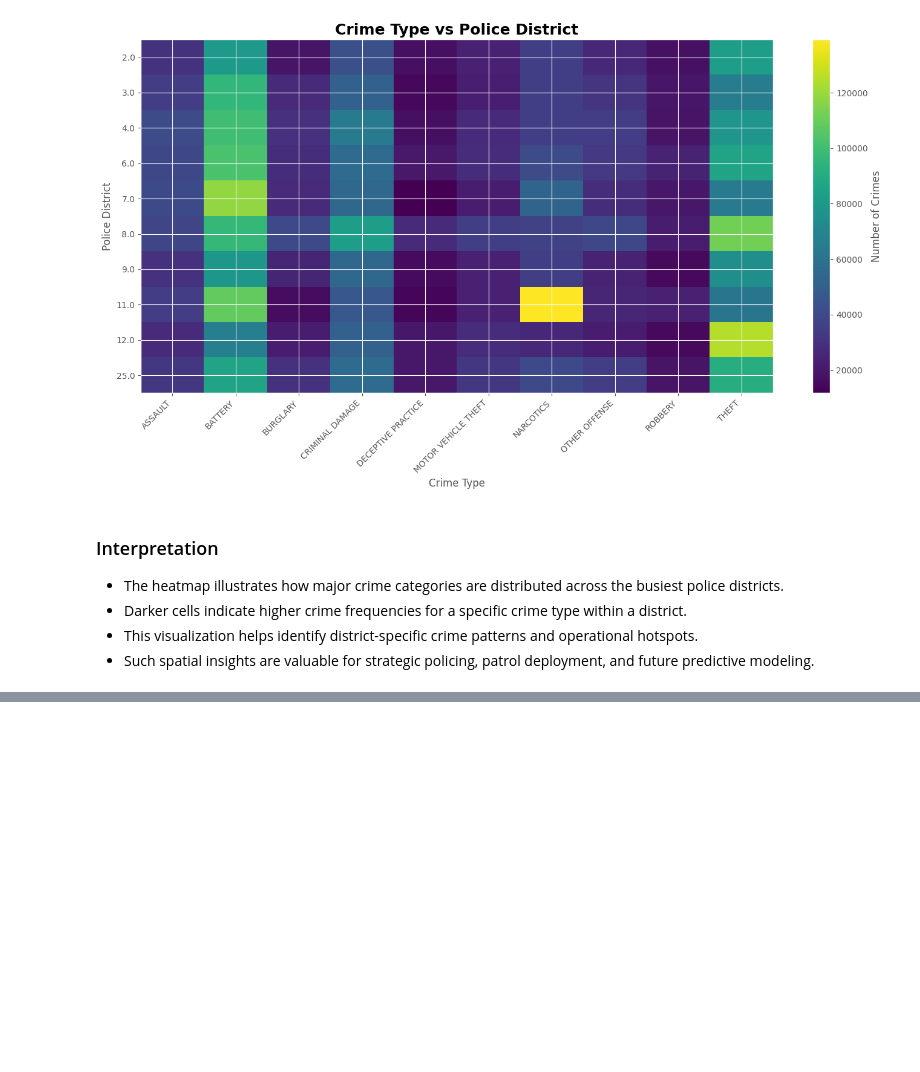
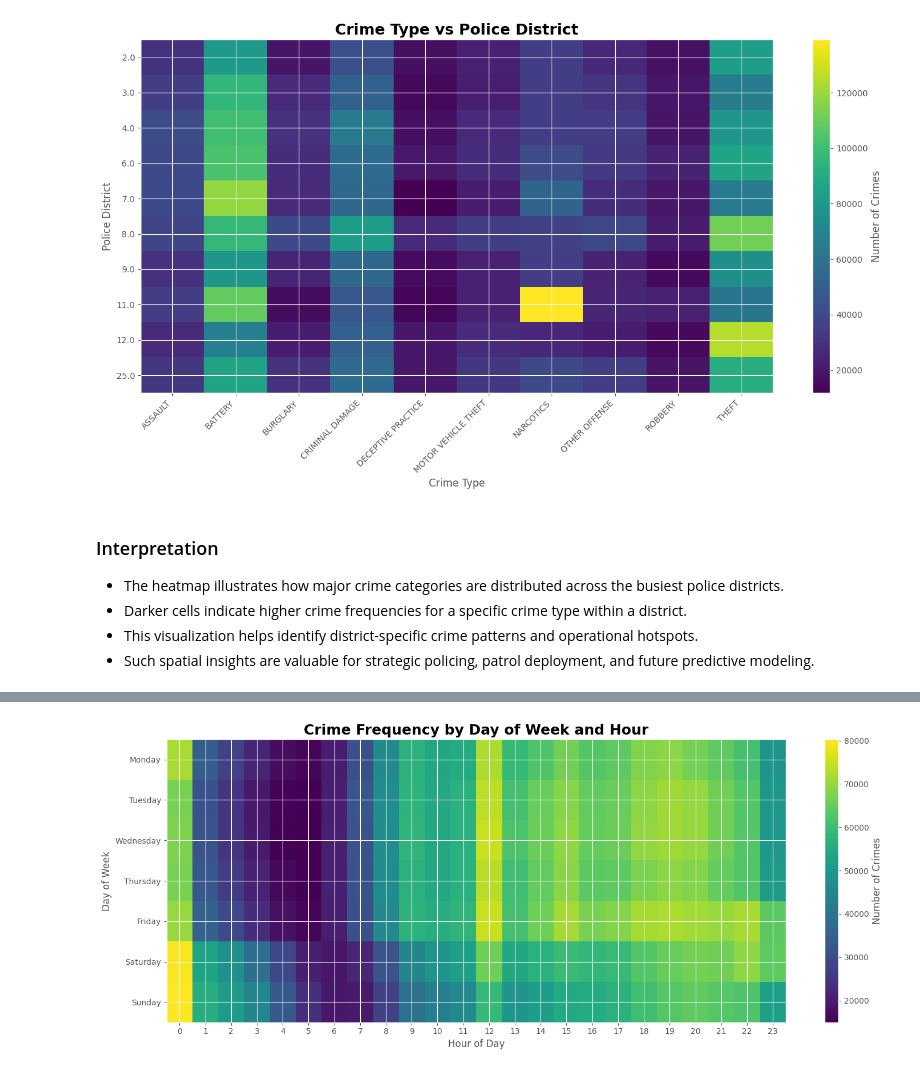
Before and after one commit to arnavon2005/Army_Provost_ML_Project, a Jupyter notebook: 04_Exploratory_Data_Analysis.ipynb, the cells around one changed output, grey strips where cells are left out. Saved outputs shown, nothing was run; the diff lists cells and outputs as text; code cells hidden in the pictures; blank space fills up the shorter version.

Commit message:
feat(EDA): add day-of-week vs hour-of-day crime trend heatmap

```diff
--- a/04_Exploratory_Data_Analysis.ipynb
+++ b/04_Exploratory_Data_Analysis.ipynb
@@ -1462,0 +1525,45 @@ plt.show()
+# %%
+# ============================================
+# Heatmap Visualization
+# ============================================
+
+plt.figure(figsize=(15,6))
+
+plt.imshow(
+    crime_time_heatmap,
+    aspect="auto",
+    interpolation="nearest"
+)
+
+plt.colorbar(label="Number of Crimes")
+
+plt.xticks(
+    range(24),
+    labels=range(24)
+)
+
+plt.yticks(
+    range(len(crime_time_heatmap.index)),
+    crime_time_heatmap.index
+)
+
+plt.title(
+    "Crime Frequency by Day of Week and Hour",
+    fontsize=18,
+    fontweight="bold"
+)
+
+plt.xlabel("Hour of Day")
+plt.ylabel("Day of Week")
+
+plt.tight_layout()
+
+plt.savefig(
+    FIGURES_PATH + "/crime_day_hour_heatmap.png",
+    dpi=300,
+    bbox_inches="tight"
+)
+
+plt.show()
+# %% [output]
+[figure, added]
```
Also changed, not shown: parts of 3 cells of this notebook.
